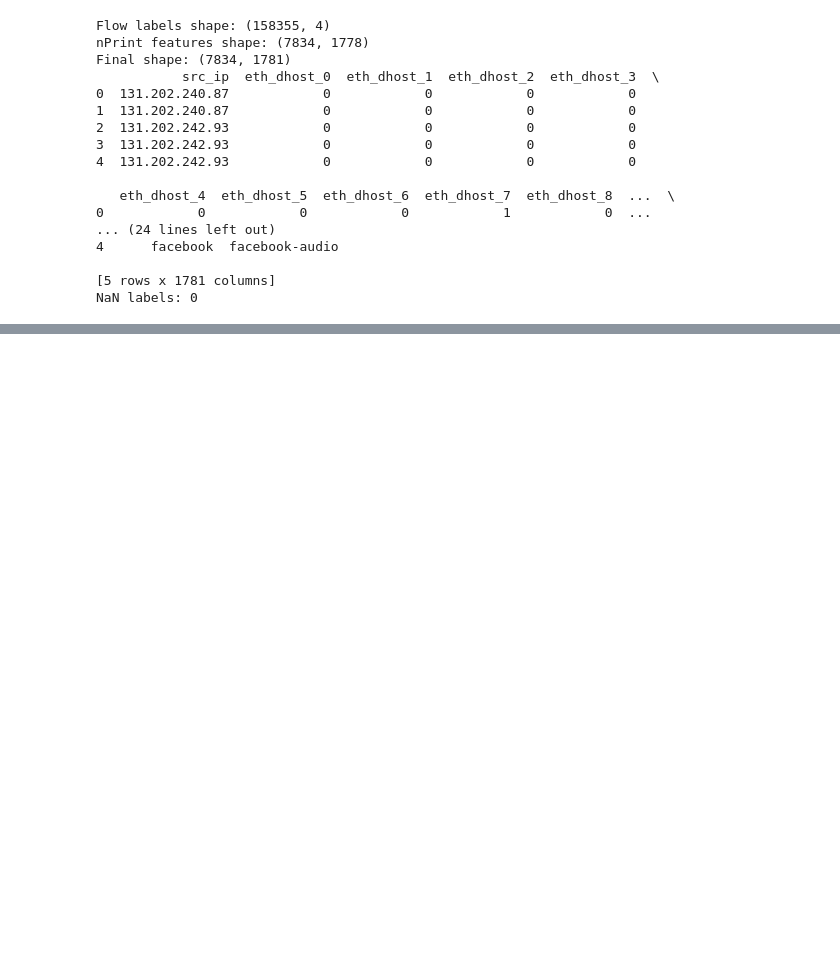
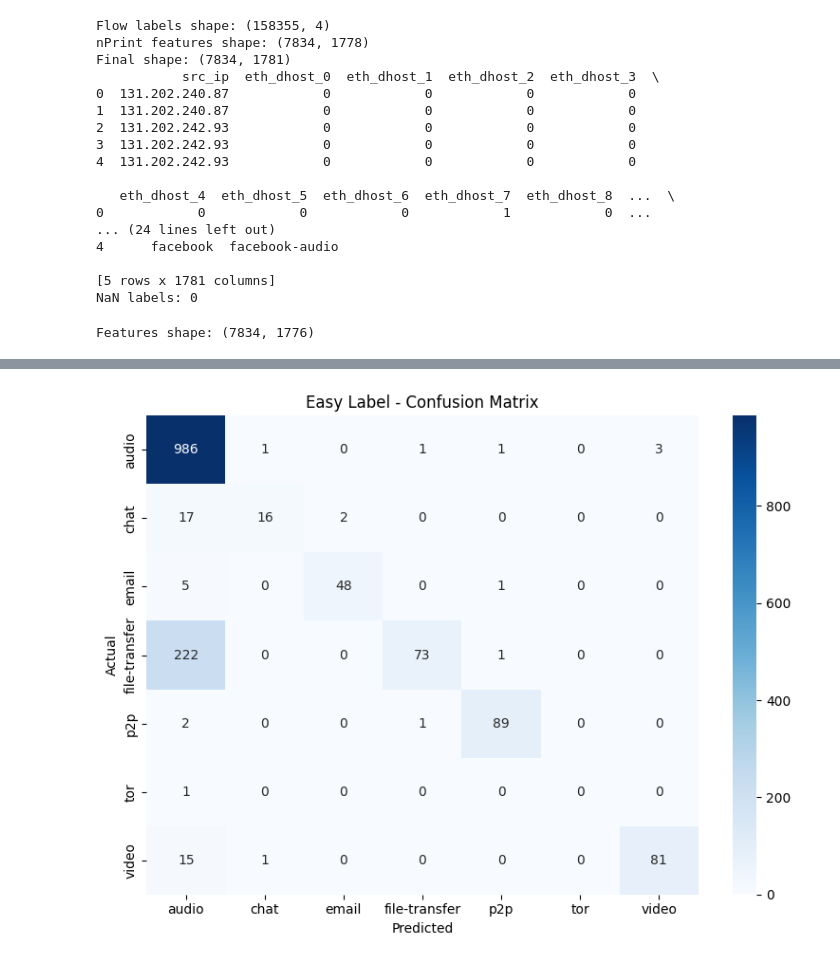
Before and after one commit to faizHilaly/ml_systems_final, a Jupyter notebook: final copy.ipynb, the cells around one changed output, grey strips where cells are left out. Cells and saved outputs as stored; diff of their text form; code cells hidden in the pictures; blank space fills up the shorter version.

Commit message:
random forest on nPrint data

```diff
--- a/final copy.ipynb
+++ b/final copy.ipynb
@@ -1247,3 +1247,78 @@ Final shape: (7834, 1781)
 
 [5 rows x 1781 columns]
 NaN labels: 0
+# %%
+# Step 0: Prepare features (run once)
+import pandas as pd
+import numpy as np
+from sklearn.model_selection import train_test_split
+from sklearn.ensemble import RandomForestClassifier
+from sklearn.metrics import f1_score, average_precision_score, confusion_matrix, classification_report
+from sklearn.preprocessing import LabelEncoder
+import matplotlib.pyplot as plt
+import seaborn as sns
+
+# Drop non-feature columns
+X = final_df.drop(columns=["flow_id", "easy_label", "medium_label", "hard_label", "src_ip"])
+
+# Handle any remaining NaN in features
+X = X.fillna(-1)
+
+print("Features shape:", X.shape)
+# %% [output]
+Features shape: (7834, 1776)
+# %%
+# Step 1: Easy Label Classification
+
+y_easy = final_df["easy_label"]
+
+# Encode labels
+le_easy = LabelEncoder()
+y_easy_encoded = le_easy.fit_transform(y_easy)
+
+# Train/test split
+X_train, X_test, y_train, y_test = train_test_split(
+    X, y_easy_encoded, test_size=0.2, random_state=42, stratify=y_easy_encoded
+)
+
+# Train Random Forest
+rf_easy = RandomForestClassifier(
+    max_depth=10,
+    n_estimators=100,
+    min_samples_split=5,
+    min_samples_leaf=2,
+    random_state=42,
+    n_jobs=-1
+)
+rf_easy.fit(X_train, y_train)
+
+# Predictions
+y_pred_easy = rf_easy.predict(X_test)
+y_proba_easy = rf_easy.predict_proba(X_test)
+
+# Metrics
+f1_easy = f1_score(y_test, y_pred_easy, average='weighted')
+print(f"Easy Label - F1 Score (weighted): {f1_easy:.4f}")
+
+# mAP (average precision per class, then mean)
+map_easy = np.mean([
+    average_precision_score((y_test == i).astype(int), y_proba_easy[:, i])
+    for i in range(len(le_easy.classes_))
+])
+print(f"Easy Label - mAP: {map_easy:.4f}")
+
+# Classification report
+print("\nClassification Report:")
+print(classification_report(y_test, y_pred_easy, target_names=le_easy.classes_))
+
+# Confusion matrix
+cm_easy = confusion_matrix(y_test, y_pred_easy)
+plt.figure(figsize=(8, 6))
+sns.heatmap(cm_easy, annot=True, fmt='d', cmap='Blues',
+            xticklabels=le_easy.classes_, yticklabels=le_easy.classes_)
+plt.title('Easy Label - Confusion Matrix')
+plt.xlabel('Predicted')
+plt.ylabel('Actual')
+plt.tight_layout()
+plt.show()
+# %% [output]
@@ -1249,0 +1342 @@ NaN labels: 0
+[figure, added]
```
Also changed, not shown: parts of 3 cells of this notebook.
